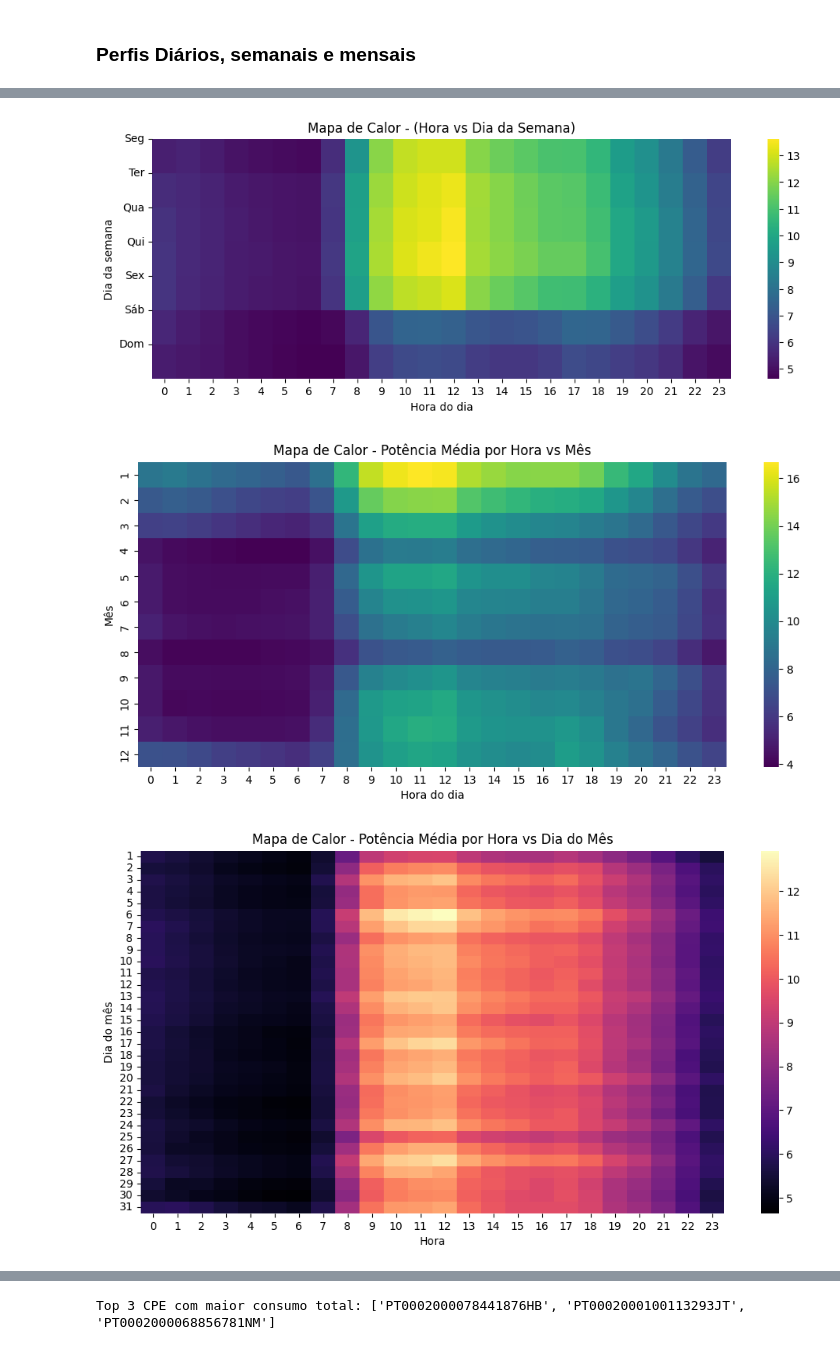
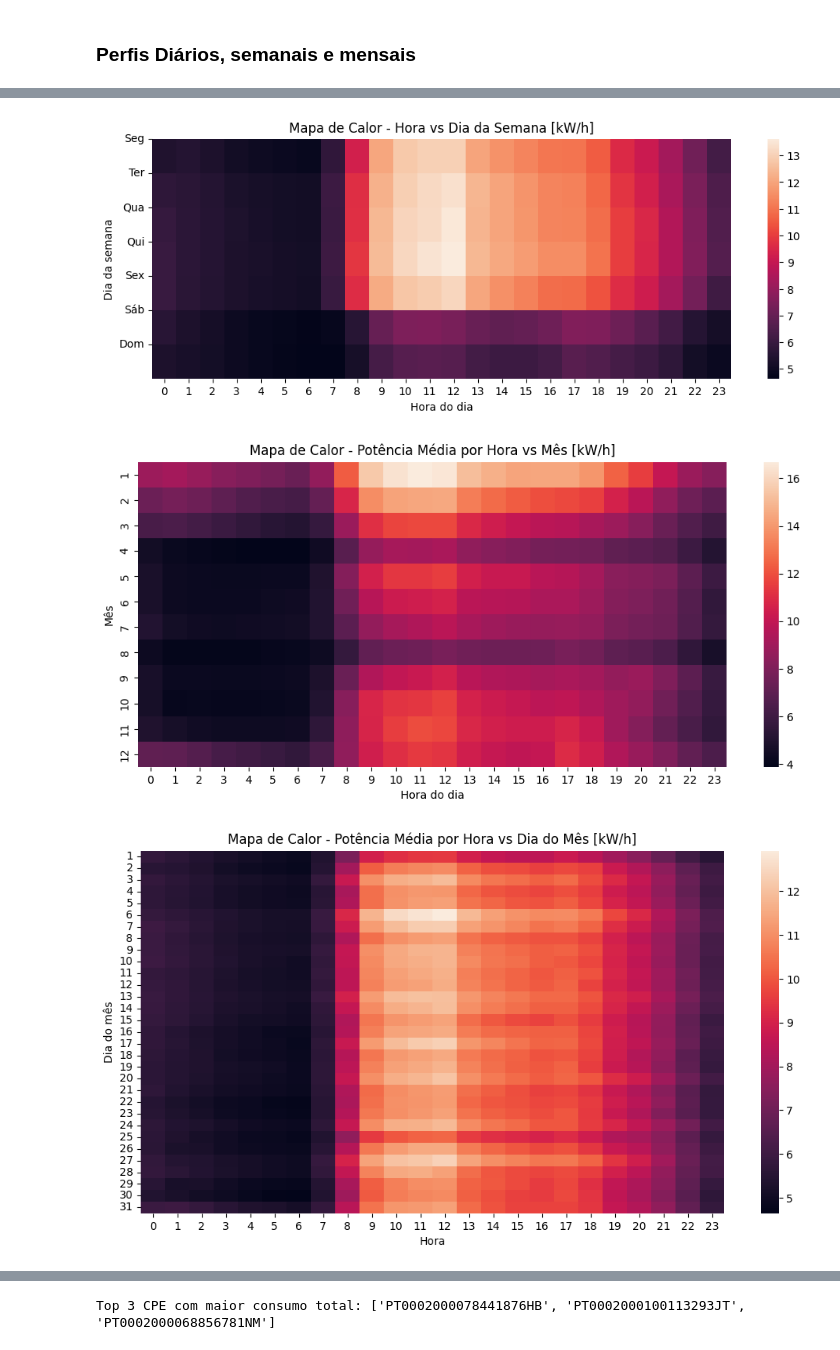
Before and after one commit to jpnoa1/IAA, a Jupyter notebook: Projeto IAA/Projeto.ipynb, the cells around one changed output, grey strips where cells are left out. Saved outputs shown, nothing was run; the diff lists cells and outputs as text; code cells hidden in the pictures.

```diff
--- a/Projeto IAA/Projeto.ipynb
+++ b/Projeto IAA/Projeto.ipynb
@@ -262,7 +263,6 @@ pdf["month"] = pdf["tstamp"].dt.month
 pdf["weekday"] = pdf["tstamp"].dt.weekday
 pdf["hour"] = pdf["tstamp"].dt.hour
 pdf["day"] = pdf["tstamp"].dt.day
-pdf["year"] = pdf["tstamp"].dt.year
 pivot = pdf.pivot_table(
     values="PotActiva",
     index="weekday",
@@ -271,10 +271,10 @@ pivot = pdf.pivot_table(
 )
 
 plt.figure(figsize=(12,4))
-sns.heatmap(pivot, cmap="viridis")
+sns.heatmap(pivot, cmap="rocket")
 
 # Títulos
-plt.title("Mapa de Calor - (Hora vs Dia da Semana)")
+plt.title("Mapa de Calor - Hora vs Dia da Semana [kW/h]")
 plt.xlabel("Hora do dia")
 plt.ylabel("Dia da semana")
 
@@ -290,8 +290,8 @@ pivot_month_hour = pdf.pivot_table(
 )
 
 plt.figure(figsize=(12,5))
-sns.heatmap(pivot_month_hour, cmap="viridis")
-plt.title("Mapa de Calor - Potência Média por Hora vs Mês")
+sns.heatmap(pivot_month_hour, cmap="rocket")
+plt.title("Mapa de Calor - Potência Média por Hora vs Mês [kW/h]")
 plt.xlabel("Hora do dia")
 plt.ylabel("Mês")
 plt.show()
@@ -299,37 +299,37 @@ plt.show()
 
 pivot_day_hour = pdf.pivot_table(
     values="PotActiva",
     index="day",
     columns="hour",
     aggfunc="mean"
 )
 
 plt.figure(figsize=(12,6))
-sns.heatmap(pivot_day_hour, cmap="magma")
-plt.title("Mapa de Calor - Potência Média por Hora vs Dia do Mês")
+sns.heatmap(pivot_day_hour, cmap="rocket")
+plt.title("Mapa de Calor - Potência Média por Hora vs Dia do Mês [kW/h]")
 plt.xlabel("Hora")
 plt.ylabel("Dia do mês")
 plt.show()
 
 
 
 pivot_year_month = pdf.pivot_table(
     values="PotActiva",
     index="year",
     columns="month",
     aggfunc="mean"
 )
 meses = ["Jan", "Fev", "Mar", "Abr", "Mai", "Jun",
          "Jul", "Ago", "Set", "Out", "Nov", "Dez"]
 
 plt.figure(figsize=(12,4))
-sns.heatmap(pivot_year_month, cmap="viridis",
+sns.heatmap(pivot_year_month, cmap="rocket",
             xticklabels=meses)
-plt.title("Mapa de Calor - Potência Média por Ano vs Mês")
+plt.title("Mapa de Calor - Potência Média por Ano vs Mês [kW/h]")
 plt.xlabel("Mês")
 plt.ylabel("Ano")
 plt.show()
 # %% [output]
-[figure, old version]
+[figure, new version]
-[figure, old version]
+[figure, new version]
-[figure, old version]
+[figure, new version]
```
Also changed, not shown: parts of 20 cells of this notebook.
